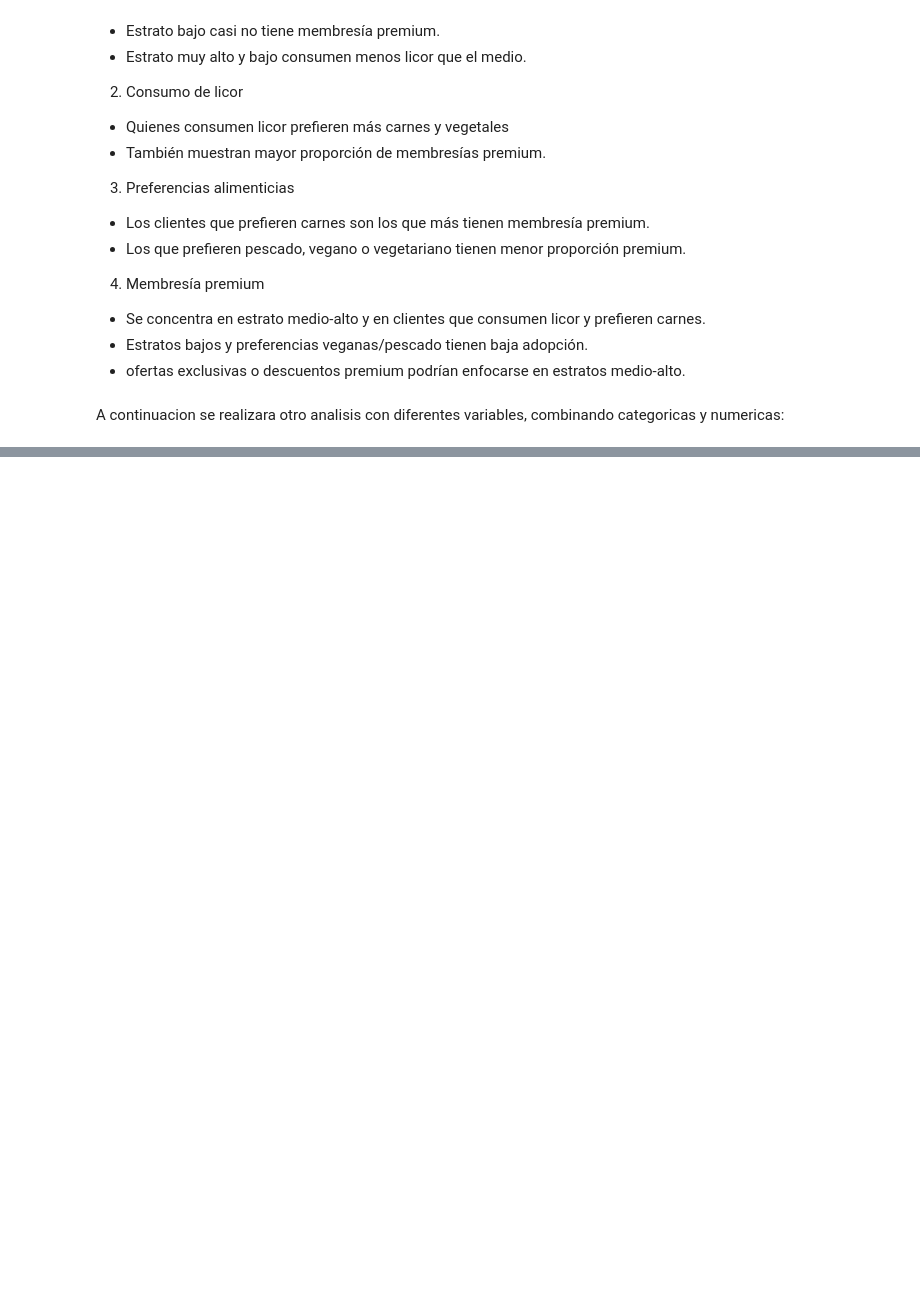
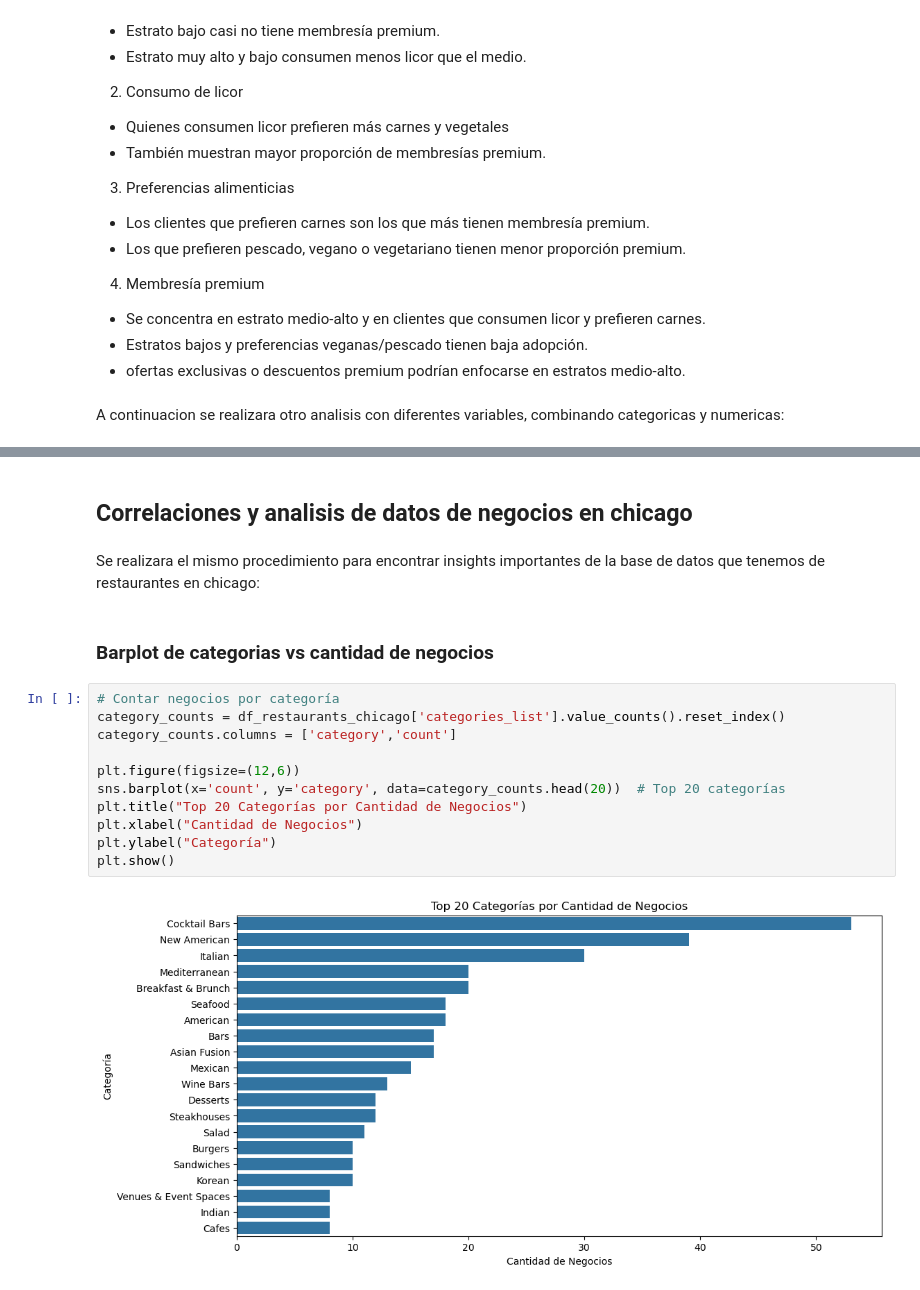
Before and after one commit to ccantilloa/Data-Science-Henry, a Jupyter notebook: Module 1/Proyecto integrador/Avance_Analisis_Final.ipynb, the cells around one changed output, grey strips where cells are left out. Drawn from its saved outputs; the diff is of its cells as text; blank space fills up the shorter version.

```diff
--- a/Module 1/Proyecto integrador/Avance_Analisis_Final.ipynb
+++ b/Module 1/Proyecto integrador/Avance_Analisis_Final.ipynb
@@ -166,0 +187,19 @@ plt.show()
+# %% [markdown]
+## Correlaciones y analisis de datos de negocios en chicago
+# %% [markdown]
+Se realizara el mismo procedimiento para encontrar insights importantes de la base de datos que tenemos de restaurantes en chicago:
+# %% [markdown]
+### Barplot de categorias vs cantidad de negocios
+# %%
+# Contar negocios por categoría
+category_counts = df_restaurants_chicago['categories_list'].value_counts().reset_index()
+category_counts.columns = ['category','count']
+
+plt.figure(figsize=(12,6))
+sns.barplot(x='count', y='category', data=category_counts.head(20))  # Top 20 categorías
+plt.title("Top 20 Categorías por Cantidad de Negocios")
+plt.xlabel("Cantidad de Negocios")
+plt.ylabel("Categoría")
+plt.show()
+# %% [output]
+[figure, added]
```
Also changed, not shown: parts of 15 cells of this notebook, 7 other files.
